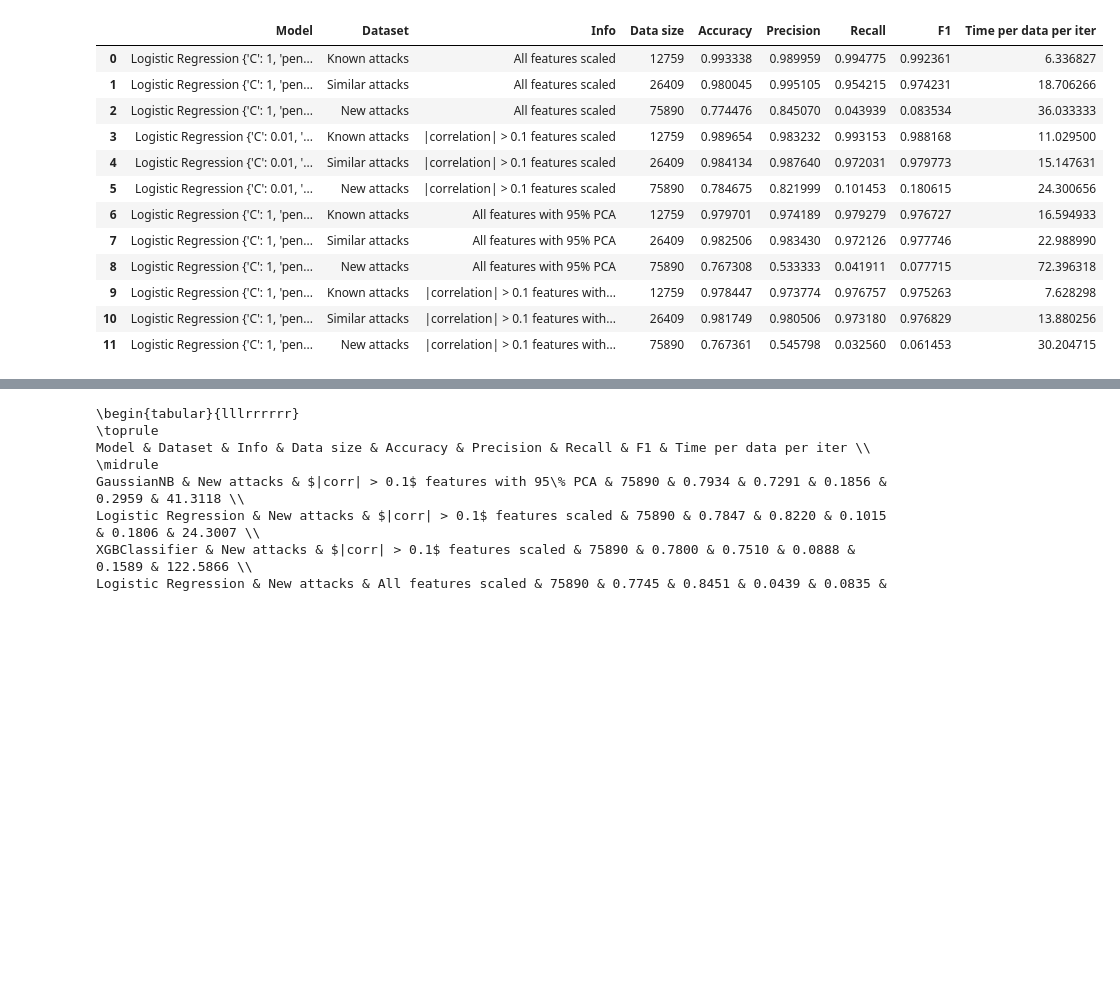
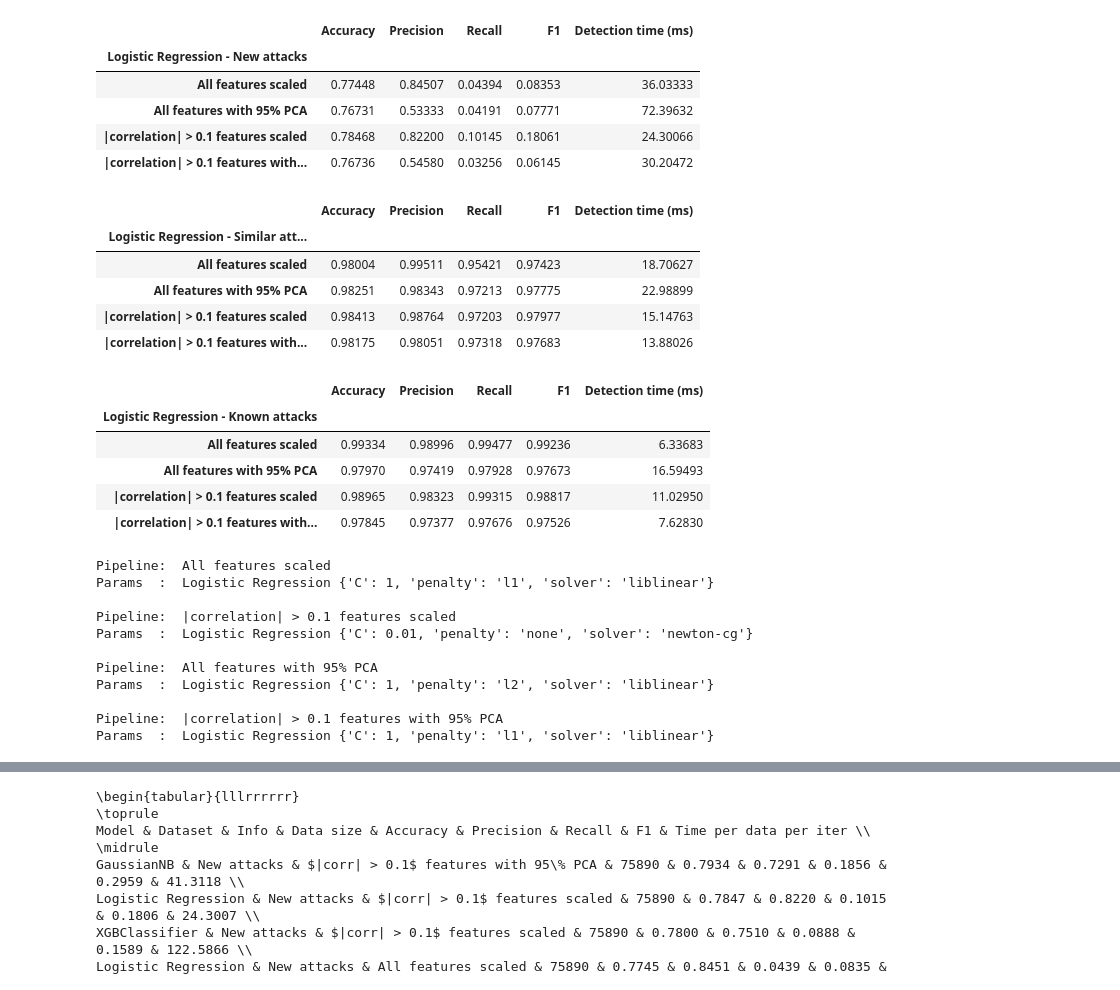
Before and after one commit to ibrahimmkhalid/data-245-project, a Jupyter notebook: results_analysis.ipynb, the cells around one changed output, grey strips where cells are left out. Drawn from its saved outputs; the diff is of its cells as text; code cells hidden in the pictures; blank space fills up the shorter version.

```diff
--- a/results_analysis.ipynb
+++ b/results_analysis.ipynb
@@ -16,2 +8,27 @@ common_latex_args = {
 bu = Benchmark()
 bu.import_df("./benchmark_results.csv")
+# %%
+def pretty_print(model):
+    df = bu.display(model=model)
+    df = df.rename(columns={"Time per data per iter": "Detection time (ms)"})
+
+    dataset = "New attacks"
+    tmp = df[df["Dataset"] == dataset]
+    tmp = tmp.pivot(index=["Info"], columns="Dataset", values=["Accuracy", "Precision", "Recall", "F1", "Detection time (ms)"])
+    tmp.columns = [col[0] for col in tmp.columns]
+    display(tmp.round(5).rename_axis(f"{model} - {dataset}"))
+    dataset = "Similar attacks"
+    tmp = df[df["Dataset"] == dataset]
+    tmp = tmp.pivot(index=["Info"], columns="Dataset", values=["Accuracy", "Precision", "Recall", "F1", "Detection time (ms)"])
+    tmp.columns = [col[0] for col in tmp.columns]
+    display(tmp.round(5).rename_axis(f"{model} - {dataset}"))
+    dataset = "Known attacks"
+    tmp = df[df["Dataset"] == dataset]
+    tmp = tmp.pivot(index=["Info"], columns="Dataset", values=["Accuracy", "Precision", "Recall", "F1", "Detection time (ms)"])
+    tmp.columns = [col[0] for col in tmp.columns]
+    display(tmp.round(5).rename_axis(f"{model} - {dataset}"))
+    params=df[["Model", "Info"]].drop_duplicates().reset_index(drop=True).values
+    for param in params:
+        print("Pipeline: ", param[1])
+        print("Params  : ", param[0])
+        print()
@@ -50,17 +108,33 @@ bu.display(model="GaussianNB")
 # %%
-bu.display(model="Logistic Regression")
+pretty_print(model="Logistic Regression")
 # %% [output]
-|  | Model | Dataset | Info | Data size | Accuracy | Precision | Recall | F1 | Time per data per iter |
-| 0 | Logistic Regression {'C': 1, 'pen... | Known attacks | All features scaled | 12759 | 0.993338 | 0.989959 | 0.994775 | 0.992361 | 6.336827 |
-| 1 | Logistic Regression {'C': 1, 'pen... | Similar attacks | All features scaled | 26409 | 0.980045 | 0.995105 | 0.954215 | 0.974231 | 18.706266 |
-| 2 | Logistic Regression {'C': 1, 'pen... | New attacks | All features scaled | 75890 | 0.774476 | 0.845070 | 0.043939 | 0.083534 | 36.033333 |
-| 3 | Logistic Regression {'C': 0.01, '... | Known attacks | |correlation| > 0.1 features scaled | 12759 | 0.989654 | 0.983232 | 0.993153 | 0.988168 | 11.029500 |
-| 4 | Logistic Regression {'C': 0.01, '... | Similar attacks | |correlation| > 0.1 features scaled | 26409 | 0.984134 | 0.987640 | 0.972031 | 0.979773 | 15.147631 |
-| 5 | Logistic Regression {'C': 0.01, '... | New attacks | |correlation| > 0.1 features scaled | 75890 | 0.784675 | 0.821999 | 0.101453 | 0.180615 | 24.300656 |
-| 6 | Logistic Regression {'C': 1, 'pen... | Known attacks | All features with 95% PCA | 12759 | 0.979701 | 0.974189 | 0.979279 | 0.976727 | 16.594933 |
-| 7 | Logistic Regression {'C': 1, 'pen... | Similar attacks | All features with 95% PCA | 26409 | 0.982506 | 0.983430 | 0.972126 | 0.977746 | 22.988990 |
-| 8 | Logistic Regression {'C': 1, 'pen... | New attacks | All features with 95% PCA | 75890 | 0.767308 | 0.533333 | 0.041911 | 0.077715 | 72.396318 |
-| 9 | Logistic Regression {'C': 1, 'pen... | Known attacks | |correlation| > 0.1 features with... | 12759 | 0.978447 | 0.973774 | 0.976757 | 0.975263 | 7.628298 |
-| 10 | Logistic Regression {'C': 1, 'pen... | Similar attacks | |correlation| > 0.1 features with... | 26409 | 0.981749 | 0.980506 | 0.973180 | 0.976829 | 13.880256 |
-| 11 | Logistic Regression {'C': 1, 'pen... | New attacks | |correlation| > 0.1 features with... | 75890 | 0.767361 | 0.545798 | 0.032560 | 0.061453 | 30.204715 |
+|  | Accuracy | Precision | Recall | F1 | Detection time (ms) |
+| Logistic Regression - New attacks |  |  |  |  |  |
+| All features scaled | 0.77448 | 0.84507 | 0.04394 | 0.08353 | 36.03333 |
+| All features with 95% PCA | 0.76731 | 0.53333 | 0.04191 | 0.07771 | 72.39632 |
+| |correlation| > 0.1 features scaled | 0.78468 | 0.82200 | 0.10145 | 0.18061 | 24.30066 |
+| |correlation| > 0.1 features with... | 0.76736 | 0.54580 | 0.03256 | 0.06145 | 30.20472 |
+|  | Accuracy | Precision | Recall | F1 | Detection time (ms) |
+| Logistic Regression - Similar att... |  |  |  |  |  |
+| All features scaled | 0.98004 | 0.99511 | 0.95421 | 0.97423 | 18.70627 |
+| All features with 95% PCA | 0.98251 | 0.98343 | 0.97213 | 0.97775 | 22.98899 |
+| |correlation| > 0.1 features scaled | 0.98413 | 0.98764 | 0.97203 | 0.97977 | 15.14763 |
+| |correlation| > 0.1 features with... | 0.98175 | 0.98051 | 0.97318 | 0.97683 | 13.88026 |
+|  | Accuracy | Precision | Recall | F1 | Detection time (ms) |
+| Logistic Regression - Known attacks |  |  |  |  |  |
+| All features scaled | 0.99334 | 0.98996 | 0.99477 | 0.99236 | 6.33683 |
+| All features with 95% PCA | 0.97970 | 0.97419 | 0.97928 | 0.97673 | 16.59493 |
+| |correlation| > 0.1 features scaled | 0.98965 | 0.98323 | 0.99315 | 0.98817 | 11.02950 |
+| |correlation| > 0.1 features with... | 0.97845 | 0.97377 | 0.97676 | 0.97526 | 7.62830 |
+Pipeline:  All features scaled
+Params  :  Logistic Regression {'C': 1, 'penalty': 'l1', 'solver': 'liblinear'}
+
+Pipeline:  |correlation| > 0.1 features scaled
+Params  :  Logistic Regression {'C': 0.01, 'penalty': 'none', 'solver': 'newton-cg'}
+
+Pipeline:  All features with 95% PCA
+Params  :  Logistic Regression {'C': 1, 'penalty': 'l2', 'solver': 'liblinear'}
+
+Pipeline:  |correlation| > 0.1 features with 95% PCA
+Params  :  Logistic Regression {'C': 1, 'penalty': 'l1', 'solver': 'liblinear'}
 # %%
```
Also changed, not shown: parts of 6 cells of this notebook.
